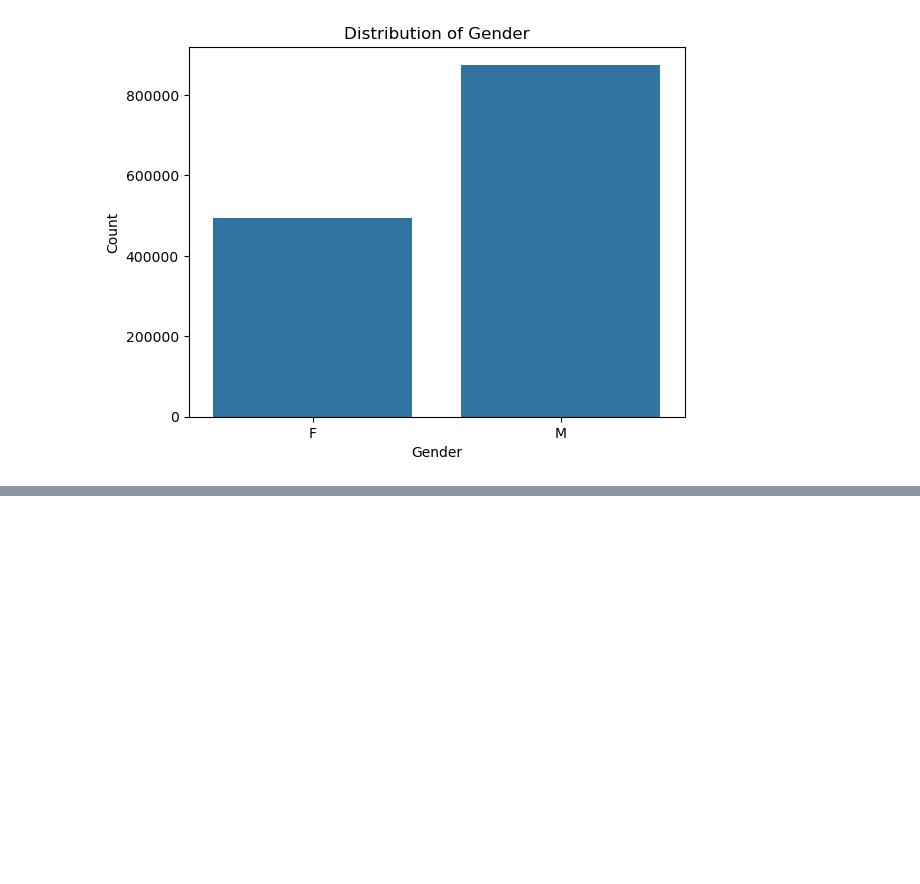
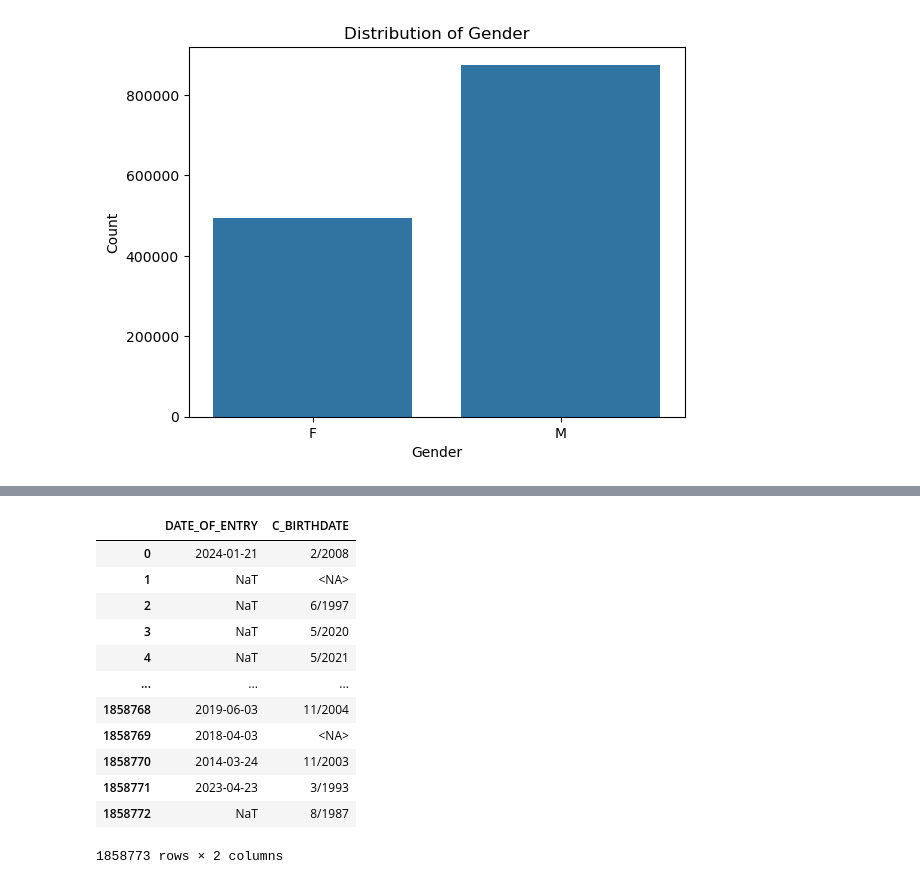
Before and after one commit to MIT-Emerging-Talent/ET6-CDSP-group-19-repo, a Jupyter notebook: 3_data_exploration/notebooks/03_eda_juvenile_cases.ipynb, the cells around one changed output, grey strips where cells are left out. Cells and saved outputs as stored; diff of their text form; code cells hidden in the pictures; blank space fills up the shorter version.

```diff
--- a/3_data_exploration/notebooks/03_eda_juvenile_cases.ipynb
+++ b/3_data_exploration/notebooks/03_eda_juvenile_cases.ipynb
@@ -316,0 +353,16 @@ This analysis is not yet complete. Please be patient as we continue working on t
+# %%
+cases[['DATE_OF_ENTRY', 'C_BIRTHDATE']]
+# %% [output]
+|  | DATE_OF_ENTRY | C_BIRTHDATE |
+| 0 | 2024-01-21 | 2/2008 |
+| 1 | NaT | <NA> |
+| 2 | NaT | 6/1997 |
+| 3 | NaT | 5/2020 |
+| 4 | NaT | 5/2021 |
+| ... | ... | ... |
+| 1858768 | 2019-06-03 | 11/2004 |
+| 1858769 | 2018-04-03 | <NA> |
+| 1858770 | 2014-03-24 | 11/2003 |
+| 1858771 | 2023-04-23 | 3/1993 |
+| 1858772 | NaT | 8/1987 |
+1858773 rows × 2 columns
```
Also changed, not shown: parts of 3 cells of this notebook.
